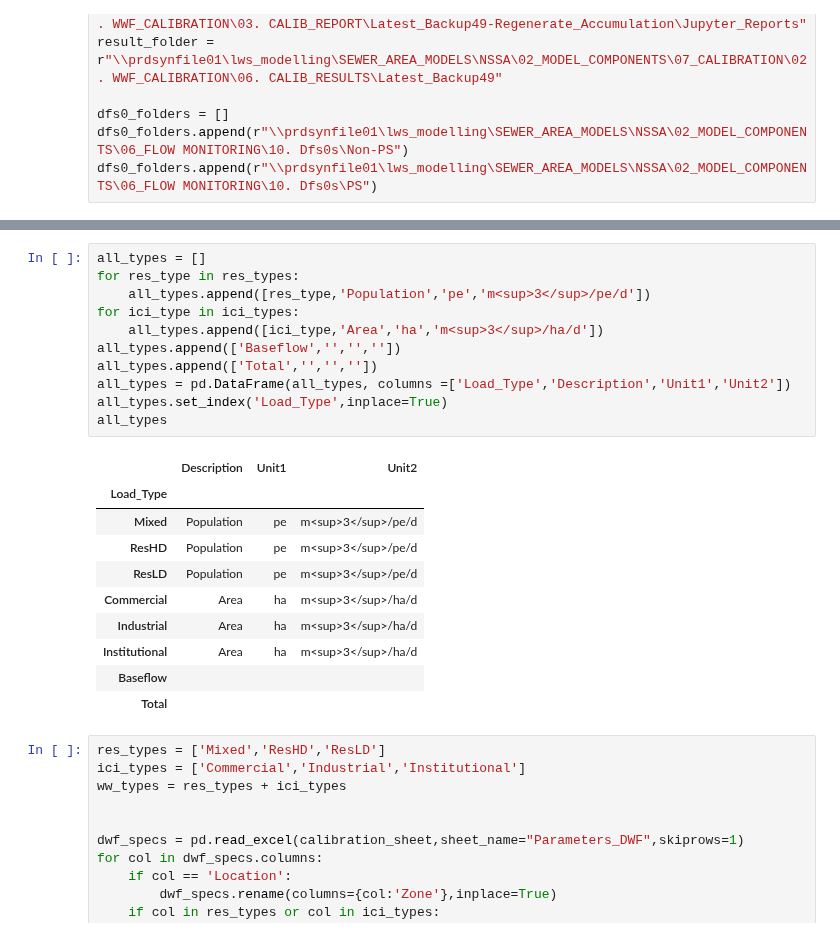
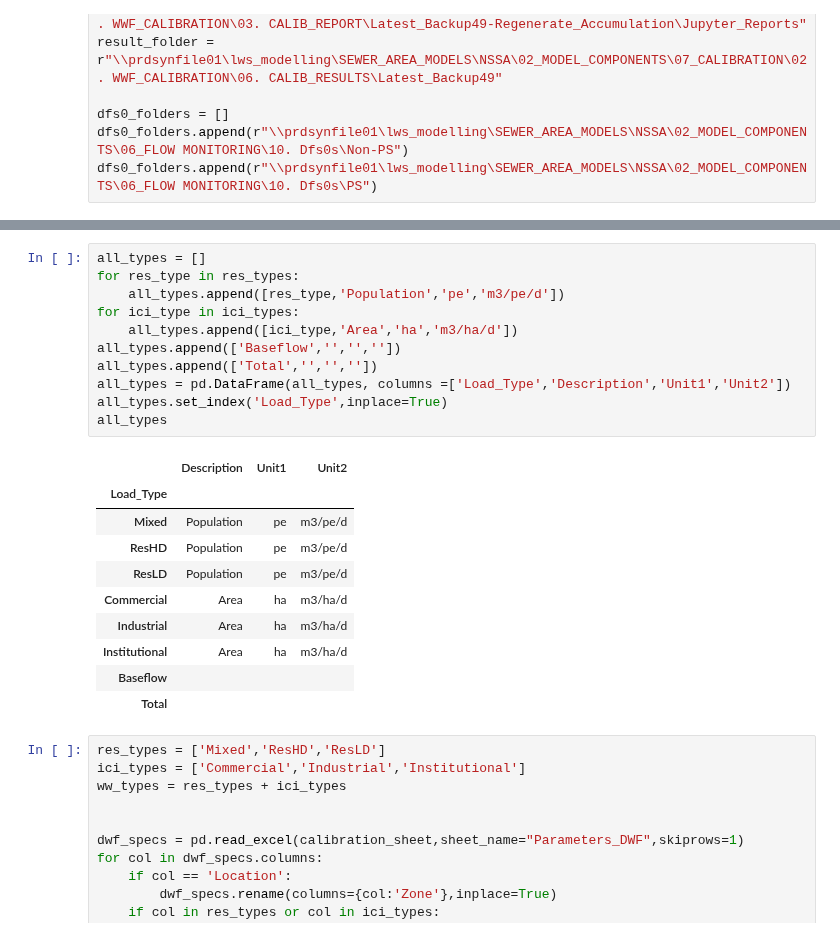
Before and after one commit to henriklocke/Calibration, a Jupyter notebook: Calibration.ipynb, the cells around one changed output, grey strips where cells are left out. Saved outputs shown, nothing was run; the diff lists cells and outputs as text.

```diff
--- a/Calibration.ipynb
+++ b/Calibration.ipynb
@@ -69,23 +69,23 @@ dfs0_folders.append(r"\\prdsynfile01\lws_modelling\SEWER_AREA_MODELS\NSSA\02_MOD
 # %%
 all_types = []
 for res_type in res_types:
-    all_types.append([res_type,'Population','pe','m<sup>3</sup>/pe/d'])
+    all_types.append([res_type,'Population','pe','m3/pe/d'])
 for ici_type in ici_types:
-    all_types.append([ici_type,'Area','ha','m<sup>3</sup>/ha/d'])
+    all_types.append([ici_type,'Area','ha','m3/ha/d'])
 all_types.append(['Baseflow','','',''])
 all_types.append(['Total','','',''])
 all_types = pd.DataFrame(all_types, columns =['Load_Type','Description','Unit1','Unit2'])
 all_types.set_index('Load_Type',inplace=True)
 all_types
 # %% [output]
 |  | Description | Unit1 | Unit2 |
 | Load_Type |  |  |  |
-| Mixed | Population | pe | m<sup>3</sup>/pe/d |
-| ResHD | Population | pe | m<sup>3</sup>/pe/d |
-| ResLD | Population | pe | m<sup>3</sup>/pe/d |
-| Commercial | Area | ha | m<sup>3</sup>/ha/d |
-| Industrial | Area | ha | m<sup>3</sup>/ha/d |
-| Institutional | Area | ha | m<sup>3</sup>/ha/d |
+| Mixed | Population | pe | m3/pe/d |
+| ResHD | Population | pe | m3/pe/d |
+| ResLD | Population | pe | m3/pe/d |
+| Commercial | Area | ha | m3/ha/d |
+| Industrial | Area | ha | m3/ha/d |
+| Institutional | Area | ha | m3/ha/d |
 | Baseflow |  |  |  |
 | Total |  |  |  |
 # %%
```
Also changed, not shown: parts of 11 cells of this notebook.
